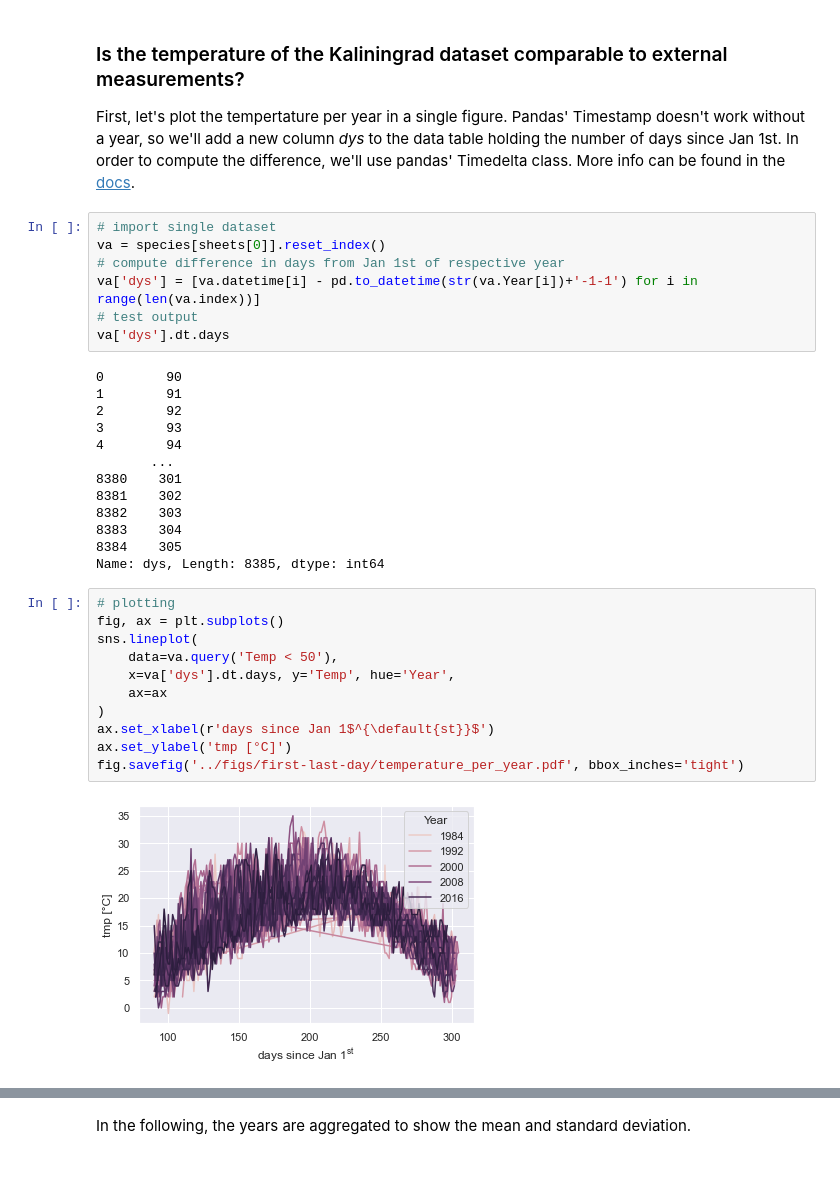
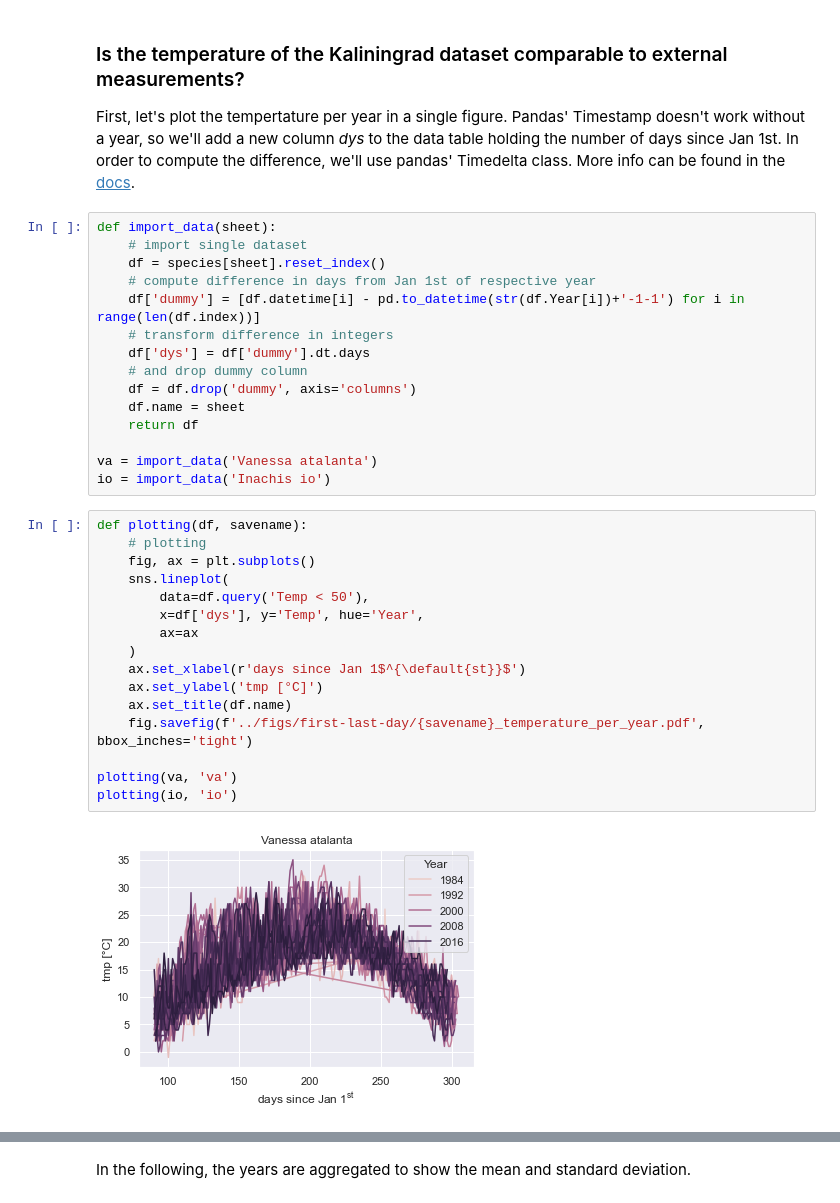
Before and after one commit to gtlab-barcelona/robert, a Jupyter notebook: code/first-last-day.ipynb, the cells around one changed output, grey strips where cells are left out. Cells and saved outputs as stored; diff of their text form; blank space fills up the shorter version.

Commit message:
added inachis io and polished plots

```diff
--- a/code/first-last-day.ipynb
+++ b/code/first-last-day.ipynb
@@ -25,35 +25,35 @@ species, species_long, species_summed = import_pickled_data()
 First, let's plot the tempertature per year in a single figure. Pandas' Timestamp doesn't work
 without a year, so we'll add a new column _dys_ to the data table holding the number of days since Jan 1st. In order to compute the difference, we'll use pandas' Timedelta class. More info can be found in the [docs](https://pandas.pydata.org/pandas-docs/stable/user_guide/timedeltas.html).
 # %%
-# import single dataset
-va = species[sheets[0]].reset_index()
-# compute difference in days from Jan 1st of respective year
-va['dys'] = [va.datetime[i] - pd.to_datetime(str(va.Year[i])+'-1-1') for i in range(len(va.index))]
-# test output
-va['dys'].dt.days
+def import_data(sheet):
+    # import single dataset
+    df = species[sheet].reset_index()
+    # compute difference in days from Jan 1st of respective year
+    df['dummy'] = [df.datetime[i] - pd.to_datetime(str(df.Year[i])+'-1-1') for i in range(len(df.index))]
+    # transform difference in integers
+    df['dys'] = df['dummy'].dt.days
+    # and drop dummy column
+    df = df.drop('dummy', axis='columns')
+    df.name = sheet
+    return df
+
+va = import_data('Vanessa atalanta')
+io = import_data('Inachis io')
-# %% [output]
-0        90
-1        91
-2        92
-3        93
-4        94
-       ...
-8380    301
-8381    302
-8382    303
-8383    304
-8384    305
-Name: dys, Length: 8385, dtype: int64
 # %%
-# plotting
-fig, ax = plt.subplots()
-sns.lineplot(
-    data=va.query('Temp < 50'),
-    x=va['dys'].dt.days, y='Temp', hue='Year',
-    ax=ax
-)
-ax.set_xlabel(r'days since Jan 1$^{\default{st}}$')
-ax.set_ylabel('tmp [°C]')
-fig.savefig('../figs/first-last-day/temperature_per_year.pdf', bbox_inches='tight')
+def plotting(df, savename):
+    # plotting
+    fig, ax = plt.subplots()
+    sns.lineplot(
+        data=df.query('Temp < 50'),
+        x=df['dys'], y='Temp', hue='Year',
+        ax=ax
+    )
+    ax.set_xlabel(r'days since Jan 1$^{\default{st}}$')
+    ax.set_ylabel('tmp [°C]')
+    ax.set_title(df.name)
+    fig.savefig(f'../figs/first-last-day/{savename}_temperature_per_year.pdf', bbox_inches='tight')
+
+plotting(va, 'va')
+plotting(io, 'io')
 # %% [output]
-[figure, old version]
+[figure, new version]
```
Also changed, not shown: parts of 12 cells of this notebook, 10 other files.
